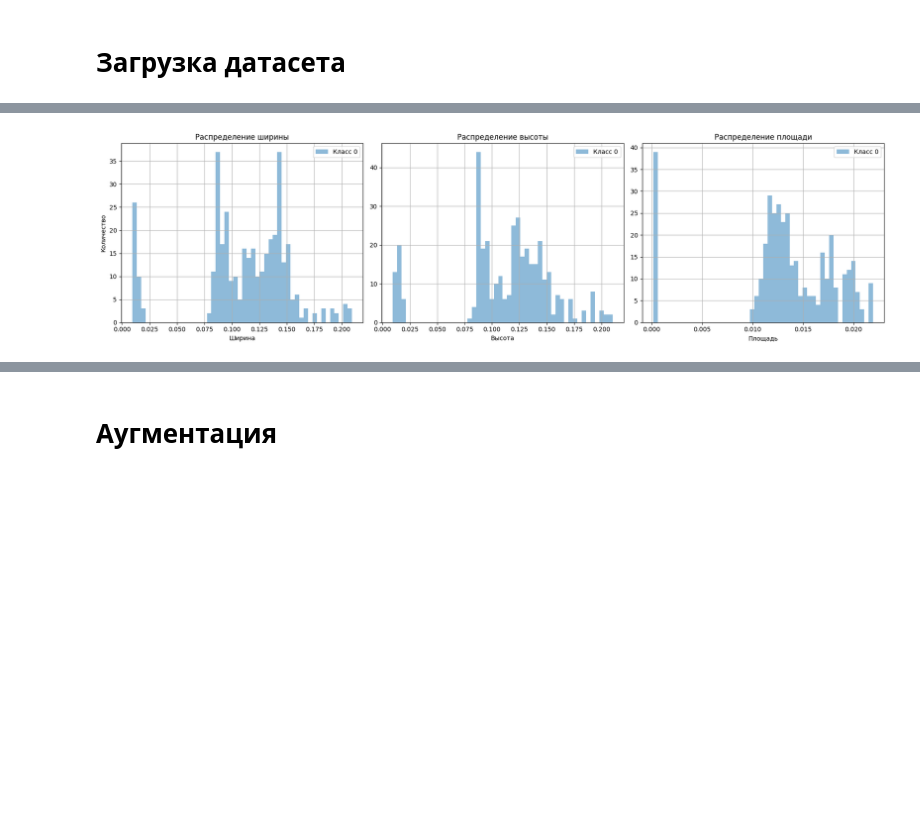
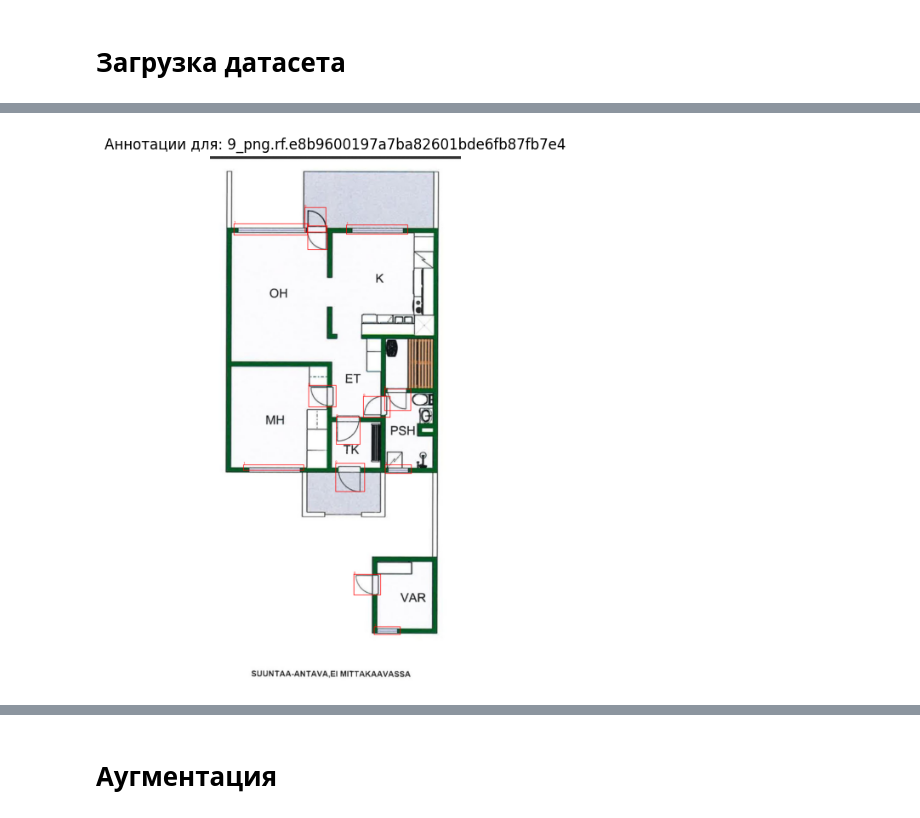
Before and after one commit to Izymka/xrplace_detection, a Jupyter notebook: notebooks/xrplace_door_window_detection.ipynb, the cells around one changed output, grey strips where cells are left out. Cells and saved outputs as stored; diff of their text form; code cells hidden in the pictures; blank space fills up the shorter version.

```diff
--- a/notebooks/xrplace_door_window_detection.ipynb
+++ b/notebooks/xrplace_door_window_detection.ipynb
@@ -132,54 +256,4 @@ show_image_labels(train_img_dir, train_lbl_dir, class_names, 100)
-# %%
-# Структура: {class_id: {'widths': [], 'heights': [], 'areas': []}}
-box_stats = {}
-
-# Чтение всех файлов
-for filename in os.listdir(train_lbl_dir):
-    if filename.endswith(".txt"):
-        with open(os.path.join(train_lbl_dir, filename), 'r') as f:
-            for line in f:
-                parts = line.strip().split()
-                if len(parts) != 5:
-                    continue
-                class_id, _, _, w, h = parts
-                class_id = int(class_id)
-                w = float(w)
-                h = float(h)
-                area = w * h
-
-                if class_id not in box_stats:
-                    box_stats[class_id] = {'widths': [], 'heights': [], 'areas': []}
-
-                box_stats[class_id]['widths'].append(w)
-                box_stats[class_id]['heights'].append(h)
-                box_stats[class_id]['areas'].append(area)
-
-# Визуализация
-fig, axes = plt.subplots(1, 3, figsize=(18, 5))
-bins = 50
-
-# Гистограммы по ширине, высоте и площади
-for class_id, stats in box_stats.items():
-    axes[0].hist(stats['widths'], bins=bins, alpha=0.5, label=f'Класс {class_id}')
-    axes[1].hist(stats['heights'], bins=bins, alpha=0.5, label=f'Класс {class_id}')
-    axes[2].hist(stats['areas'], bins=bins, alpha=0.5, label=f'Класс {class_id}')
-
-# Подписи и оформление
-axes[0].set_title("Распределение ширины")
-axes[0].set_xlabel("Ширина")
-axes[0].set_ylabel("Количество")
-
-axes[1].set_title("Распределение высоты")
-axes[1].set_xlabel("Высота")
-
-axes[2].set_title("Распределение площади")
-axes[2].set_xlabel("Площадь")
-
-for ax in axes:
-    ax.grid(True)
-    ax.legend()
-
-plt.tight_layout()
-plt.show()
-# %% [output]
-[figure, removed]
+# %%
+show_image_labels(train_img_dir, train_lbl_dir, class_names, 546)
+# %% [output]
+[figure, added]
```
Also changed, not shown: parts of 22 cells of this notebook, 1 other file.
